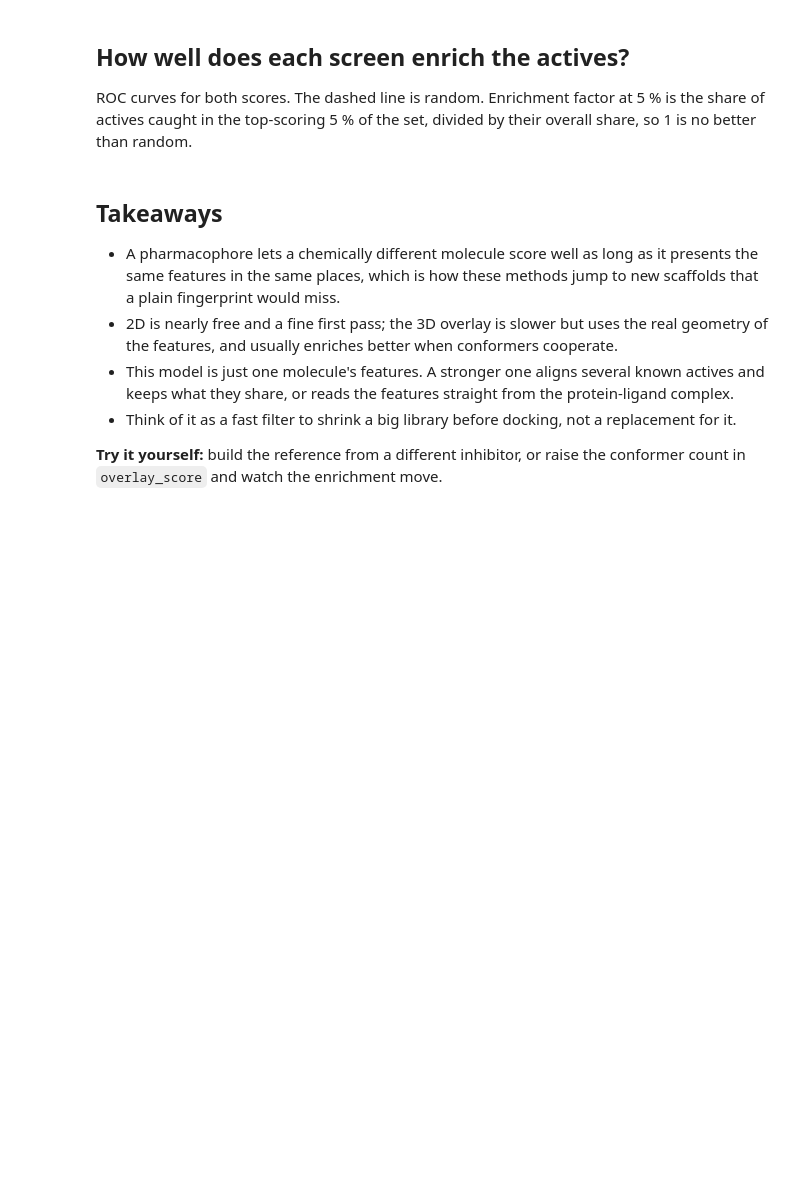
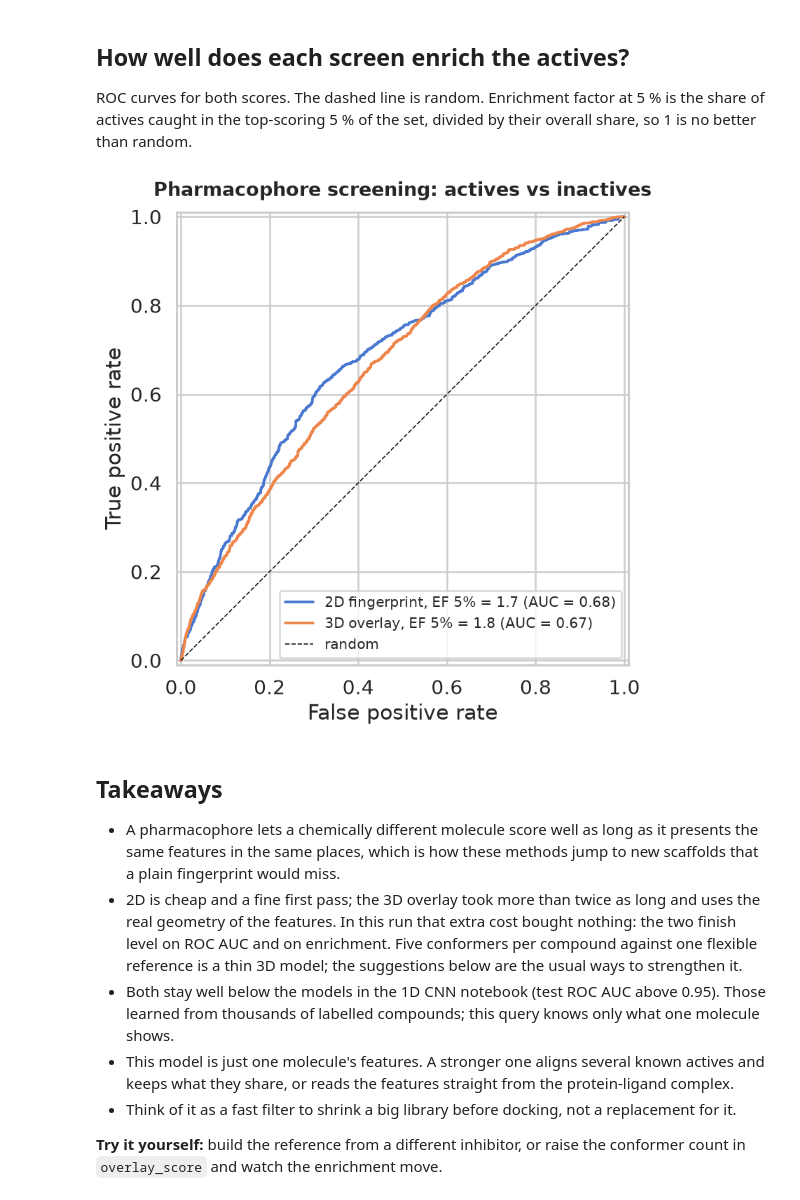
Before and after one commit to yboulaamane/comp_chem_colab, a Jupyter notebook: pharmacophore_modeling.ipynb, the cells around one changed output. Saved outputs shown, nothing was run; the diff lists cells and outputs as text; code cells hidden in the pictures; blank space fills up the shorter version.

```diff
--- a/pharmacophore_modeling.ipynb
+++ b/pharmacophore_modeling.ipynb
@@ -245,30 +264,36 @@ no better than random.
 # %%
 def enrichment_factor(labels, scores, fraction=0.05):
     order = np.argsort(scores)[::-1]
     n_top = max(1, int(len(scores) * fraction))
     top_rate = labels.to_numpy()[order][:n_top].mean()
     return top_rate / labels.mean()
 
 
 fig, ax = plt.subplots(figsize=(7, 7))
 for column, name in [("sim_2d", "2D fingerprint"), ("sim_3d", "3D overlay")]:
     ef = enrichment_factor(data["label"], data[column])
     RocCurveDisplay.from_predictions(data["label"], data[column], ax=ax,
-                                     name=f"{name} (EF 5% = {ef:.1f})")
+                                     name=f"{name}, EF 5% = {ef:.1f}")
 ax.plot([0, 1], [0, 1], "k--", linewidth=1, label="random")
 ax.set(title="Pharmacophore screening: actives vs inactives",
        xlabel="False positive rate", ylabel="True positive rate")
-ax.legend(loc="lower right", frameon=True)
+ax.legend(loc="lower right", frameon=True, fontsize=12)
 plt.tight_layout()
 plt.show()
+# %% [output]
+[figure, added]
 # %% [markdown]
 ## Takeaways
 
 - A pharmacophore lets a chemically different molecule score well as long as it presents the same
   features in the same places, which is how these methods jump to new scaffolds that a plain
   fingerprint would miss.
-- 2D is nearly free and a fine first pass; the 3D overlay is slower but uses the real geometry of
-  the features, and usually enriches better when conformers cooperate.
+- 2D is cheap and a fine first pass; the 3D overlay took more than twice as long and uses the
+  real geometry of the features. In this run that extra cost bought nothing: the two finish level
+  on ROC AUC and on enrichment. Five conformers per compound against one flexible reference is a
+  thin 3D model; the suggestions below are the usual ways to strengthen it.
+- Both stay well below the models in the 1D CNN notebook (test ROC AUC above 0.95). Those
+  learned from thousands of labelled compounds; this query knows only what one molecule shows.
 - This model is just one molecule's features. A stronger one aligns several known actives and
   keeps what they share, or reads the features straight from the protein-ligand complex.
 - Think of it as a fast filter to shrink a big library before docking, not a replacement for it.
```
Also changed, not shown: parts of 7 cells of this notebook.
